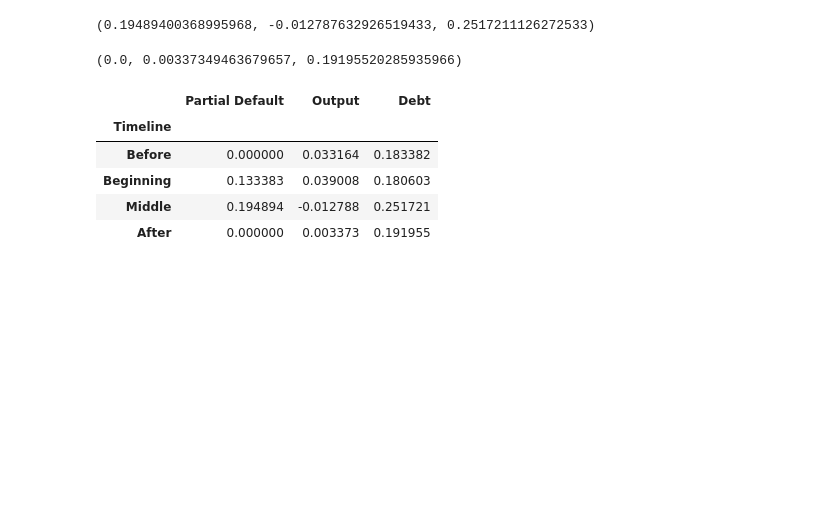
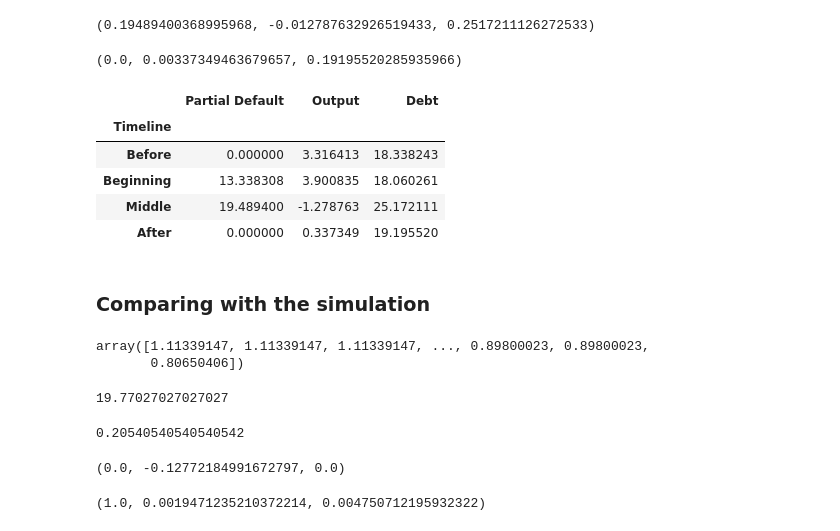
Before and after one commit to hamecetin/Monetary, a Jupyter notebook: Partial Default/Copy of Monetary_Code_Hasan_Cetin.ipynb, the cells around one changed output. Saved outputs shown, nothing was run; the diff lists cells and outputs as text; code cells hidden in the pictures; blank space fills up the shorter version.

Commit message:
comparing with the model

```diff
--- a/Partial Default/Copy of Monetary_Code_Hasan_Cetin.ipynb
+++ b/Partial Default/Copy of Monetary_Code_Hasan_Cetin.ipynb
@@ -239,13 +240,16 @@ import itertools
 
 #Mean Default Episodes
 Mean_def_years = []
+Lower_2_mean = []
 for i in df["Country Code"].unique():
     Data = df[df["Country Code"] == i]
     Episode = Data["def episode"]
-    Def_mean = np.array([(len(list(y))) for x, y in itertools.groupby(Episode) if x == 1]).mean() #Mean Default episodes for each country
+    Episode_series = [(len(list(y))) for x, y in itertools.groupby(Episode) if x == 1]
+    Def_mean = np.array(Episode_series).mean() #Mean Default episodes for each country
+    Lower_2_mean.append(np.sum(np.array(Episode_series) <= 2) / len(np.array(Episode_series)))
     Mean_def_years.append(Def_mean) #Making a list
 
 Mean_def = np.array(Mean_def_years).mean() #Mean of mean default episodes
-
-Mean_def
+Lower_2_def = np.array(Lower_2_mean).mean()
+Mean_def , 100 * Lower_2_def
 # %% [output]
@@ -594,13 +598,15 @@ after_part_def, after_output, after_debt
 # %%
 table = pd.DataFrame({"Timeline": ["Before", "Beginning", "Middle", "After"],"Partial Default": [before_part_def,beginning_part_def,middle_part_def, after_part_def], \
             "Output": [before_output,beginning_output,middle_output,after_output],\
             "Debt": [before_debt,beginning_debt,middle_debt,after_debt]}).set_index("Timeline")
 
-table
+table * 100
 # %% [output]
 |  | Partial Default | Output | Debt |
 | Timeline |  |  |  |
-| Before | 0.000000 | 0.033164 | 0.183382 |
-| Beginning | 0.133383 | 0.039008 | 0.180603 |
-| Middle | 0.194894 | -0.012788 | 0.251721 |
-| After | 0.000000 | 0.003373 | 0.191955 |
+| Before | 0.000000 | 3.316413 | 18.338243 |
+| Beginning | 13.338308 | 3.900835 | 18.060261 |
+| Middle | 19.489400 | -1.278763 | 25.172111 |
+| After | 0.000000 | 0.337349 | 19.195520 |
+# %% [markdown]
+### Comparing with the simulation
@@ -606,0 +624,18 @@ table
+# %%
+y_sim
+# %% [output]
+array([1.11339147, 1.11339147, 1.11339147, ..., 0.89800023, 0.89800023,
+       0.80650406])
+# %%
+import itertools
+
+simulation_def_mean = np.array([(len(list(y))) for x, y in itertools.groupby(def_episode) if x == 1]).mean()
+simulation_def_mean
+# %% [output]
+19.77027027027027
+# %%
+simulation_lower_2_def = np.sum(np.array([(len(list(y))) for x, y in itertools.groupby(def_episode) if x == 1]) <= 2)/ len( np.array([(len(list(y))) for x, y in itertools.groupby(def_episode) if x == 1]))
+
+simulation_lower_2_def
+# %% [output]
+0.20540540540540542
@@ -606,0 +669,39 @@ table
+# %%
+Before_Partdef_sim = {}
+Before_Output_sim = {}
+Before_Debt_sim = {}
+
+
+for k,v in Before_Indices_sim.items():
+    Before_Partdef_sim[k] = def_episode_sim.iloc[v].mean()
+    Before_Output_sim[k] =  output_sim.iloc[v].mean()
+    Before_Debt_sim[k] = debt_to_gdp_sim.iloc[v].mean()
+
+Before_Partdef_sim, Before_Output_sim, Before_Debt_sim
+
+
+before_part_def_sim = np.nanmean(np.array(list(Before_Partdef_sim.values())))
+before_output_sim = np.nanmean(np.array(list(Before_Output_sim.values())))
+before_debt_sim = np.nanmean(np.array(list(Before_Debt_sim.values())))
+
+before_part_def_sim, before_output_sim, before_debt_sim
+# %% [output]
+(0.0, -0.12772184991672797, 0.0)
+# %%
+Beginning_Partdef_sim = {}
+Beginning_Output_sim = {}
+Beginning_Debt_sim = {}
+
+
+for k,v in Beginning_Indices_sim.items():
+    Beginning_Partdef_sim[k] = def_episode_sim.iloc[v].mean()
+    Beginning_Output_sim[k] = output_sim.iloc[v].mean()
+    Beginning_Debt_sim[k] = debt_to_gdp_sim.iloc[v].mean()
+
+beginning_part_def_sim = np.nanmean(np.array(list(Beginning_Partdef_sim.values())))
+beginning_output_sim = np.nanmean(np.array(list(Beginning_Output_sim.values())))
+beginning_debt_sim = np.nanmean(np.array(list(Beginning_Debt_sim.values())))
+
+beginning_part_def_sim, beginning_output_sim, beginning_debt_sim
+# %% [output]
+(1.0, 0.0019471235210372214, 0.004750712195932322)
```
Also changed, not shown: parts of 9 cells of this notebook.
